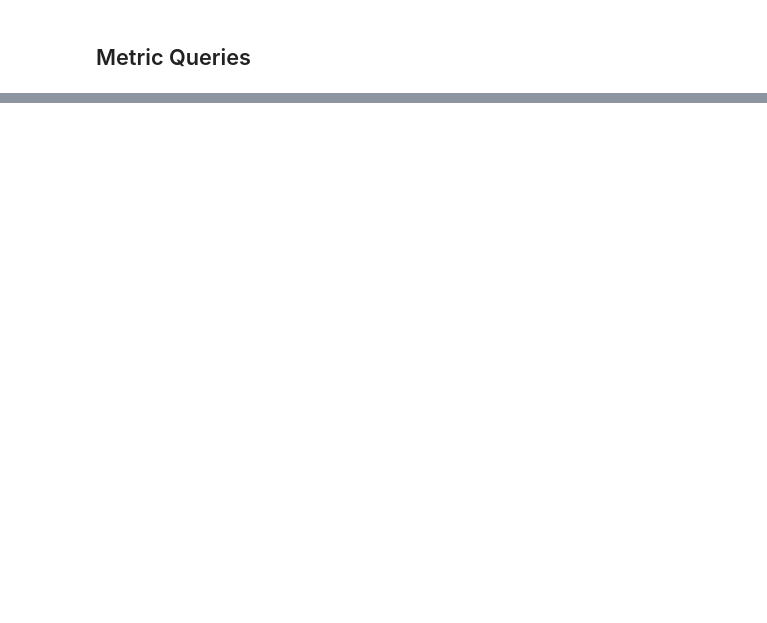
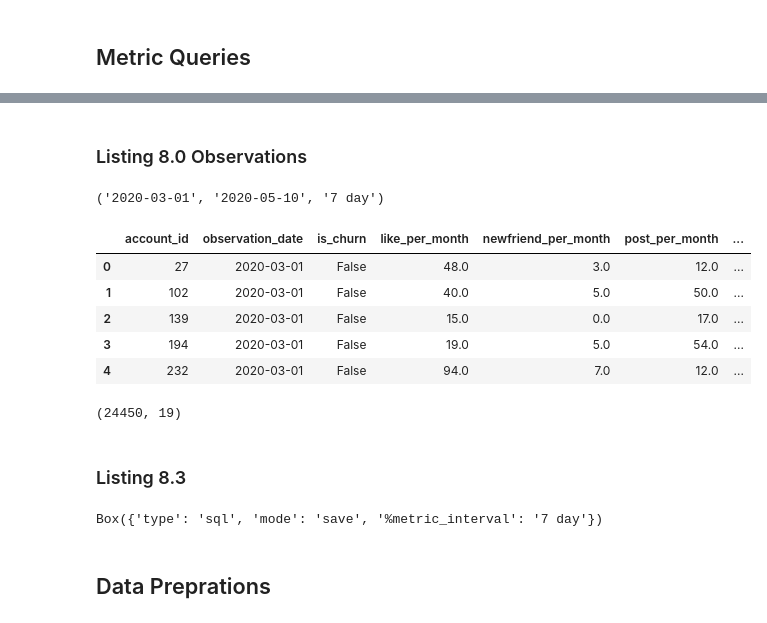
Before and after one commit to davilayang/fight-churn, a Jupyter notebook: notebooks/08-prediction.ipynb, the cells around one changed output, grey strips where cells are left out. Saved outputs shown, nothing was run; the diff lists cells and outputs as text; code cells hidden in the pictures; blank space fills up the shorter version.

Commit message:
Add chap8 notebook

```diff
--- a/notebooks/08-prediction.ipynb
+++ b/notebooks/08-prediction.ipynb
@@ -1184,0 +60,74 @@ result
+# %% [markdown]
+### Listing 8.0 Observations
+# %%
+from_yyyy_mm_dd = chap8.list0.params["%from_yyyy-mm-dd"]
+to_yyyy_mm_dd = chap8.list0.params["%to_yyyy-mm-dd"]
+metric_interval = chap8.list0.params["%metric_interval"]
+from_yyyy_mm_dd, to_yyyy_mm_dd, metric_interval
+# %% [output]
+('2020-03-01', '2020-05-10', '7 day')
+# %%
+# listing_8_0_dataset2.sql
+
+query = f"""\
+WITH observation_params AS (
+    SELECT
+        interval '{metric_interval}' AS metric_period,
+        '{from_yyyy_mm_dd}'::timestamp AS obs_start,
+        '{to_yyyy_mm_dd}'::timestamp AS obs_end
+)
+
+    SELECT
+        m.account_id,
+        o.observation_date,
+        is_churn,
+        SUM(CASE WHEN metric_name_id=0 THEN metric_value ELSE 0 END) AS like_per_month,
+        SUM(CASE WHEN metric_name_id=1 THEN metric_value ELSE 0 END) AS newfriend_per_month,
+        SUM(CASE WHEN metric_name_id=2 THEN metric_value ELSE 0 END) AS post_per_month,
+        SUM(CASE WHEN metric_name_id=3 THEN metric_value ELSE 0 END) AS adview_per_month,
+        SUM(CASE WHEN metric_name_id=4 THEN metric_value ELSE 0 END) AS dislike_per_month,
+        SUM(CASE WHEN metric_name_id=6 THEN metric_value ELSE 0 END) AS message_per_month,
+        SUM(CASE WHEN metric_name_id=7 THEN metric_value ELSE 0 END) AS reply_per_month,
+        SUM(CASE WHEN metric_name_id=21 THEN metric_value ELSE 0 END) AS adview_per_post,
+        SUM(CASE WHEN metric_name_id=22 THEN metric_value ELSE 0 END) AS reply_per_message,
+        SUM(CASE WHEN metric_name_id=23 THEN metric_value ELSE 0 END) AS like_per_post,
+        SUM(CASE WHEN metric_name_id=24 THEN metric_value ELSE 0 END) AS post_per_message,
+        SUM(CASE WHEN metric_name_id=27 THEN metric_value ELSE 0 END) AS dislike_pcnt,
+        SUM(CASE WHEN metric_name_id=28 THEN metric_value ELSE 0 END) AS unfriend_per_newfriend,
+        SUM(CASE WHEN metric_name_id=30 THEN metric_value ELSE 0 END) AS newfriend_pcnt_chng,
+        SUM(CASE WHEN metric_name_id=31 THEN metric_value ELSE 0 END) AS days_since_newfriend,
+        SUM(CASE WHEN metric_name_id=34 THEN metric_value ELSE 0 END) AS unfriend_per_month
+      FROM
+        metric AS m
+INNER JOIN
+        observation_params
+        ON metric_time BETWEEN obs_start AND obs_end
+INNER JOIN observation AS o
+        ON m.account_id = o.account_id
+       AND m.metric_time > (o.observation_date - metric_period)::timestamp
+       AND m.metric_time <= o.observation_date::timestamp
+  GROUP BY
+        m.account_id, metric_time, observation_date, is_churn
+  ORDER BY
+        observation_date, m.account_id
+"""
+res = pd.read_sql_query(query, conn)
+res.head()
+# %% [output]
+|  | account_id | observation_date | is_churn | like_per_month | newfriend_per_month | post_per_month | ... |
+| 0 | 27 | 2020-03-01 | False | 48.0 | 3.0 | 12.0 | ... |
+| 1 | 102 | 2020-03-01 | False | 40.0 | 5.0 | 50.0 | ... |
+| 2 | 139 | 2020-03-01 | False | 15.0 | 0.0 | 17.0 | ... |
+| 3 | 194 | 2020-03-01 | False | 19.0 | 5.0 | 54.0 | ... |
+| 4 | 232 | 2020-03-01 | False | 94.0 | 7.0 | 12.0 | ... |
+# %%
+df = res.copy()
+df.shape
+# %% [output]
+(24450, 19)
+# %% [markdown]
+### Listing 8.3
+# %%
+pprint(chap8.list3.params)
+# %% [output]
+Box({'type': 'sql', 'mode': 'save', '%metric_interval': '7 day'})
@@ -1184,0 +188,2 @@ result
+# %% [markdown]
+## Data Preprations
```
Also changed, not shown: parts of 89 cells of this notebook.
